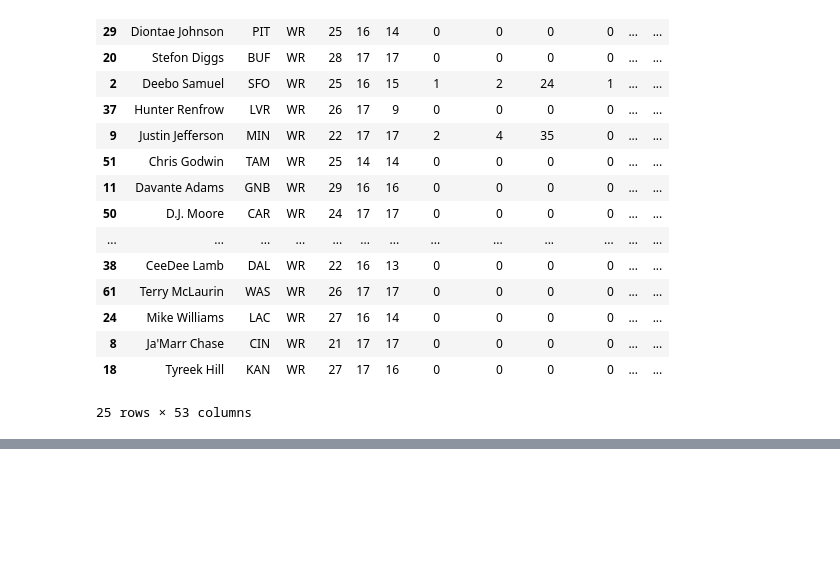
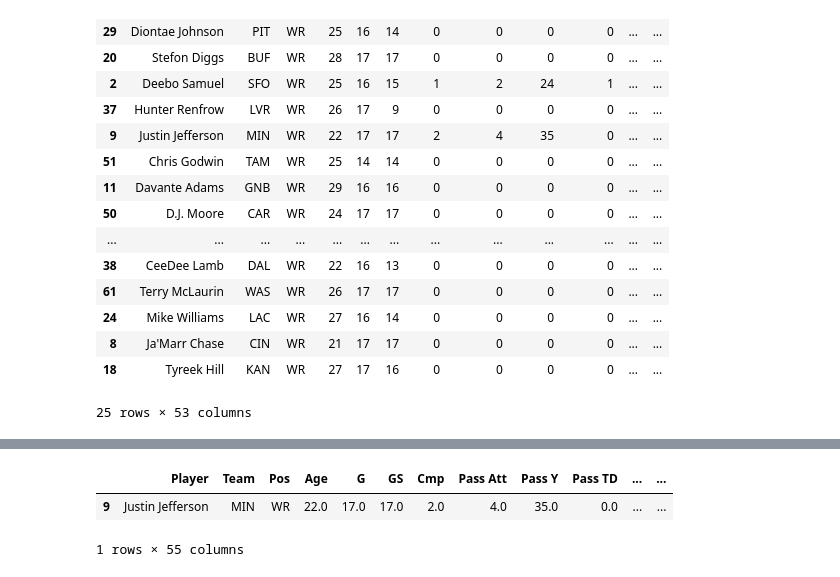
Before and after one commit to JSMitchem/fantasy_football_analysis, a Jupyter notebook: notebooks/capstone.ipynb, the cells around one changed output, grey strips where cells are left out. Saved outputs shown, nothing was run; the diff lists cells and outputs as text; code cells hidden in the pictures; blank space fills up the shorter version.

```diff
--- a/notebooks/capstone.ipynb
+++ b/notebooks/capstone.ipynb
@@ -346,0 +431,6 @@ consistent_top
+# %%
+total[total['Player'] == 'Justin Jefferson']
+# %% [output]
+|  | Player | Team | Pos | Age | G | GS | Cmp | Pass Att | Pass Y | Pass TD | ... | ... |
+| 9 | Justin Jefferson | MIN | WR | 22.0 | 17.0 | 17.0 | 2.0 | 4.0 | 35.0 | 0.0 | ... | ... |
+1 rows × 55 columns
```
Also changed, not shown: parts of 26 cells of this notebook.
